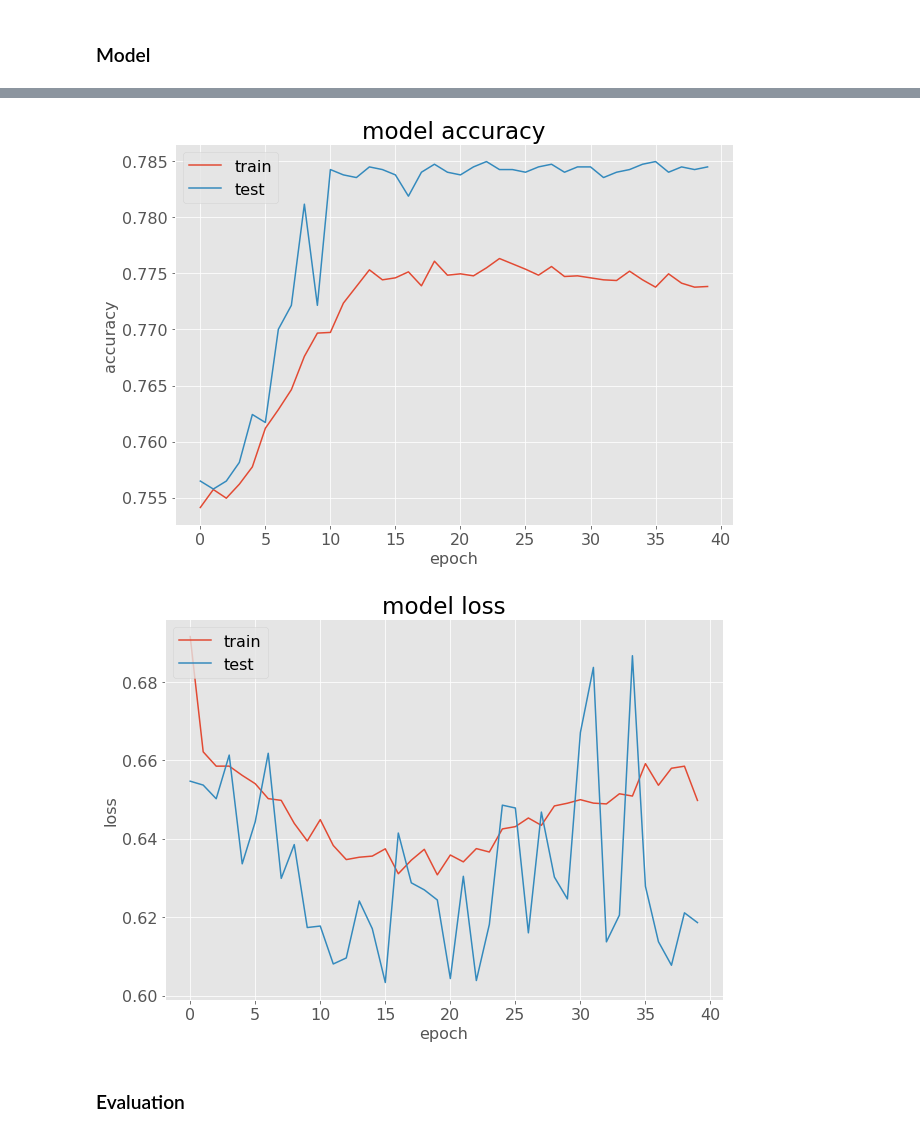
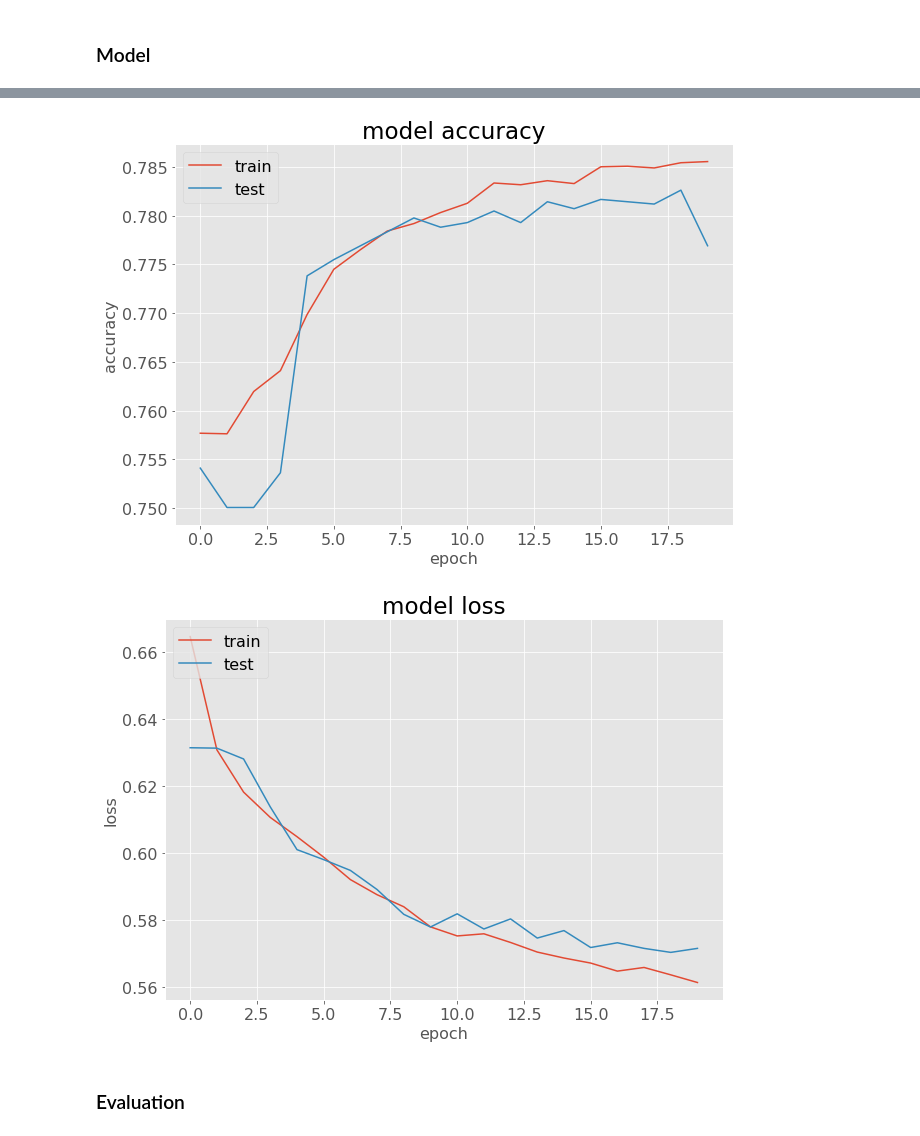
Before and after one commit to gittinic/mlp_final_proj_fake_news, a Jupyter notebook: main.ipynb, the cells around one changed output, grey strips where cells are left out. Saved outputs shown, nothing was run; the diff lists cells and outputs as text; code cells hidden in the pictures.

```diff
--- a/main.ipynb
+++ b/main.ipynb
@@ -445,7 +551,7 @@ x_train, x_test = standardize_lst_all(x_train, x_test)
 # %%
 # Create LSTM model
 model = Sequential()
-model.add(LSTM(5, input_shape = (None, 3),  return_sequences = False))
+model.add(LSTM(batch_size, input_shape = (None, 3),  return_sequences = False))
 model.add(Dense(3, activation='softmax'))
 model.compile(loss='categorical_crossentropy', optimizer='adam', metrics=['accuracy'])
 # %%
@@ -654,7 +816,7 @@ model_user.compile(loss='categorical_crossentropy', optimizer='adam', metrics=['
 train_pred_user = []
 test_pred_user = []
 for X,Y,Z in zip(x_train_user, y_train_user, x_test_user):
-    hist = model_user.fit(X, Y, epochs=3, batch_size=batch_size)
+    hist = model_user.fit(X, Y, epochs=2, batch_size=batch_size)
     pred1 = model_user.predict(X, batch_size=batch_size)
     pred2 = model_user.predict(Z, batch_size=batch_size)
     train_pred_user.append(pred1)
@@ -755,20 +935,21 @@ X_train_cat_depth, X_train_con_depth, Y_train_depth, X_test_cat_depth, X_test_co
 X_train_cat_depth_user, X_train_con_depth_user, Y_train_depth_user, X_test_cat_depth_user, X_test_con_depth_user, Y_test_depth_user = preprocessing(df_depth_user)
 # %% [markdown]
 ### Model
+# %%
+# Function to create model
+def create_model(X_train_cat, X_train_con):
+    cat_input = Input(shape=(X_train_cat.shape[1],), name='Categorical_Input')
+    con_input = Input(shape=(X_train_con.shape[1],), name='Continuous_Input')
+
+    x = kerasconc([cat_input, con_input])
+    x = Dense(100, activation='relu')(x)
+    x = Dropout(0.2,)(x)
+    x = Dense(100, activation='relu')(x)
+
+    output = Dense(3, activation='softmax', name='output')(x)
+    return cat_input, con_input, output
 # %%
 # Static
-def create_model(X_train_cat, X_train_con):
-    cat_input = Input(shape=(X_train_cat.shape[1],), name='Categorical_Input')
-    con_input = Input(shape=(X_train_con.shape[1],), name='Continuous_Input')
-
-    x = kerasconc([cat_input, con_input])
-    x = Dense(60, activation='relu')(x)
-    x = Dropout(0.2,)(x)
-    x = Dense(60, activation='relu')(x)
-
-    output = Dense(3, activation='softmax', name='output')(x)
-    return cat_input, con_input, output
-
 cat_input_static, con_input_static, output_static = create_model(X_train_cat_static, X_train_con_static)
 model_static = Model(inputs=[cat_input_static, con_input_static], outputs=[output_static])
 model_static.summary()
@@ -778,10 +959,10 @@ model_static.compile(optimizer='rmsprop', loss='categorical_crossentropy', metri
 history = model_static.fit(
     [X_train_cat_static, X_train_con_static],
     Y_train_static,
-    validation_split=0.33,
+    validation_split=0.2,
     shuffle=True,
     epochs=20,
-    batch_size=batch_size)
+    batch_size=50)
 
 def epoch_history_plot(history):
     # summarize history for accuracy
@@ -869,7 +1052,7 @@ history = model_depth_user.fit(
     validation_split=0.2,
     shuffle=True,
     epochs=20,
-    batch_size=10)
+    batch_size=50)
 
 epoch_history_plot(history)
 # %% [output]
@@ -893,5 +1076,5 @@ Epoch 40/40
-[figure, old version]
+[figure, new version]
-[figure, old version]
+[figure, new version]
 # %%
 # Predictions
 
```
Also changed, not shown: parts of 24 cells of this notebook, 6 other files.
